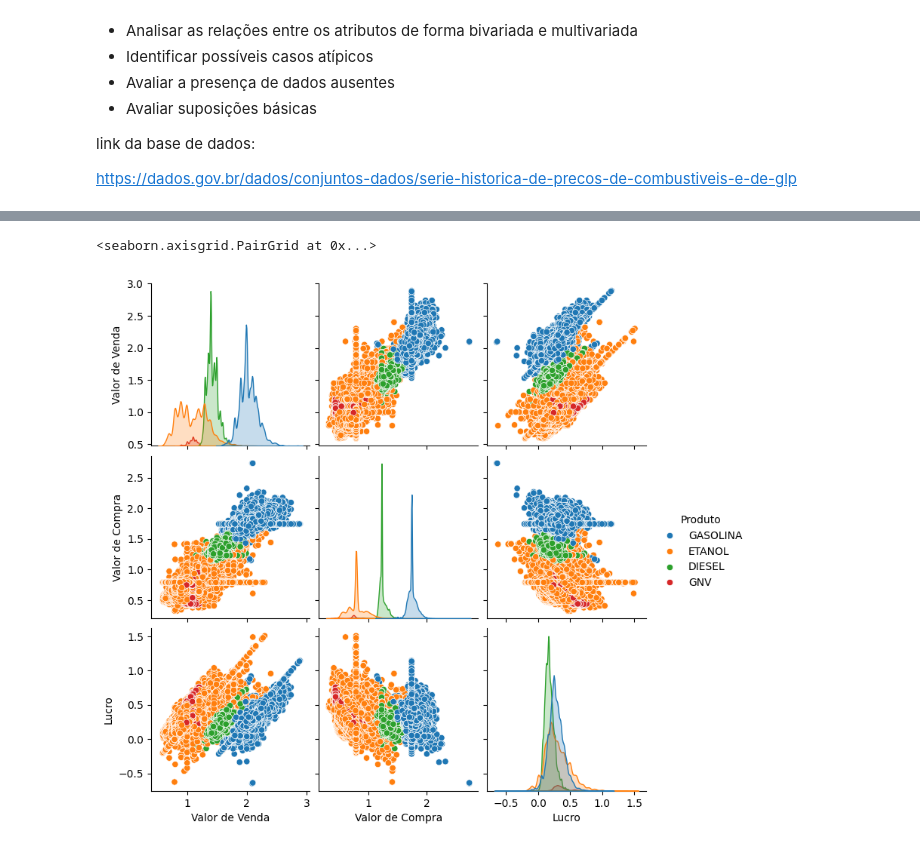
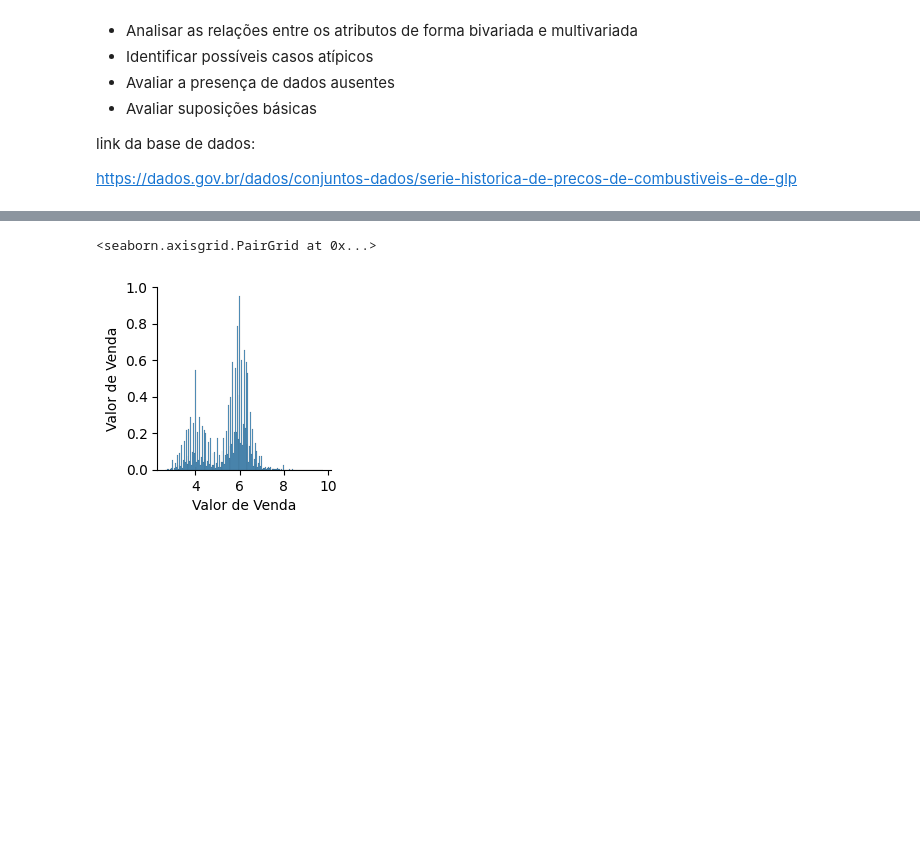
Before and after one commit to SandraRojasZ/DataScience, a Jupyter notebook: ProjetoAED.ipynb, the cells around one changed output, grey strips where cells are left out. Cells and saved outputs as stored; diff of their text form; code cells hidden in the pictures; blank space fills up the shorter version.

```diff
--- a/ProjetoAED.ipynb
+++ b/ProjetoAED.ipynb
@@ -153,7 +188,8 @@ df_combustiveis_2.head(10)
 # %%
 # para que a conversão ocorra com sucesso primeiro foi alterado ','  para '.', logo em seguir se transforma a string (Valor) para float
 df_combustiveis_2['Valor de Venda'] = df_combustiveis_2['Valor de Venda'].str.replace(',', '.').astype(float)
-df_combustiveis_2['Valor de Compra'] = df_combustiveis_2['Valor de Compra'].str.replace(',', '.').astype(float)
+# %%
+df_combustiveis_2['Data da Coleta'] = pd.to_datetime(df_combustiveis_2['Data da Coleta'], format='%d/%m/%Y')
 # %%
 df_combustiveis_2.head(3)
 # %% [output]
@@ -235,6 +253,3 @@ dtype: float64
-# %%
-# Tratando os nulos com valores da mediana conforme o produto
-df_combustiveis_2['Valor de Compra'] = df_combustiveis_2['Valor de Compra'].fillna(df_combustiveis_2['Produto'].map(mediana_por_produto ))
 # %%
 # Verificando se os nulos foram tratados
 df_combustiveis_2.isnull().sum()
@@ -251,5 +265,3 @@ df_combustiveis_2.isnull().sum()
 | Unidade de Medida | 0 |
 | Bandeira | 0 |
 dtype: int64
-# %%
-df_combustiveis_2['Lucro'] = df_combustiveis_2['Valor de Venda'] - df_combustiveis_2['Valor de Compra']
@@ -363,5 +309,5 @@ sns.scatterplot(x='Valor de Venda', y='Valor de Compra', data=df_combustiveis_2,
 # %%
-sns.pairplot(df_combustiveis_2, hue='Produto')
+sns.pairplot(df_combustiveis_2)
 # %% [output]
 <seaborn.axisgrid.PairGrid at 0x...>
-[figure, old version]
+[figure, new version]
```
Also changed, not shown: parts of 72 cells of this notebook.
